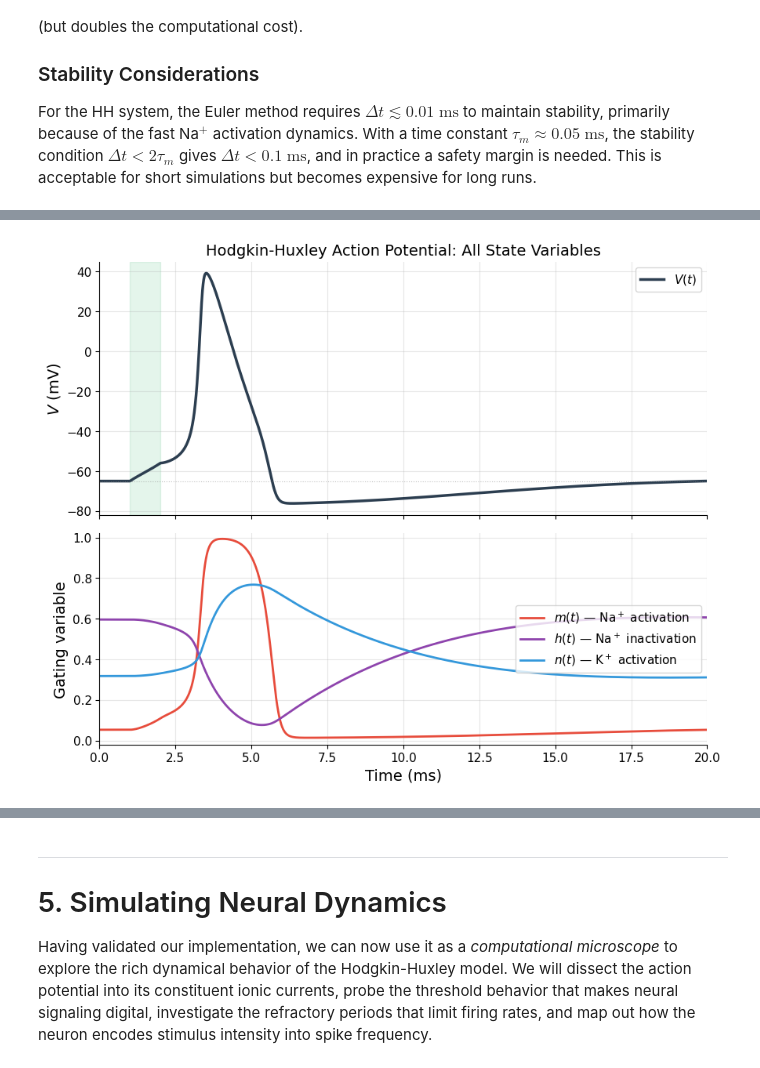
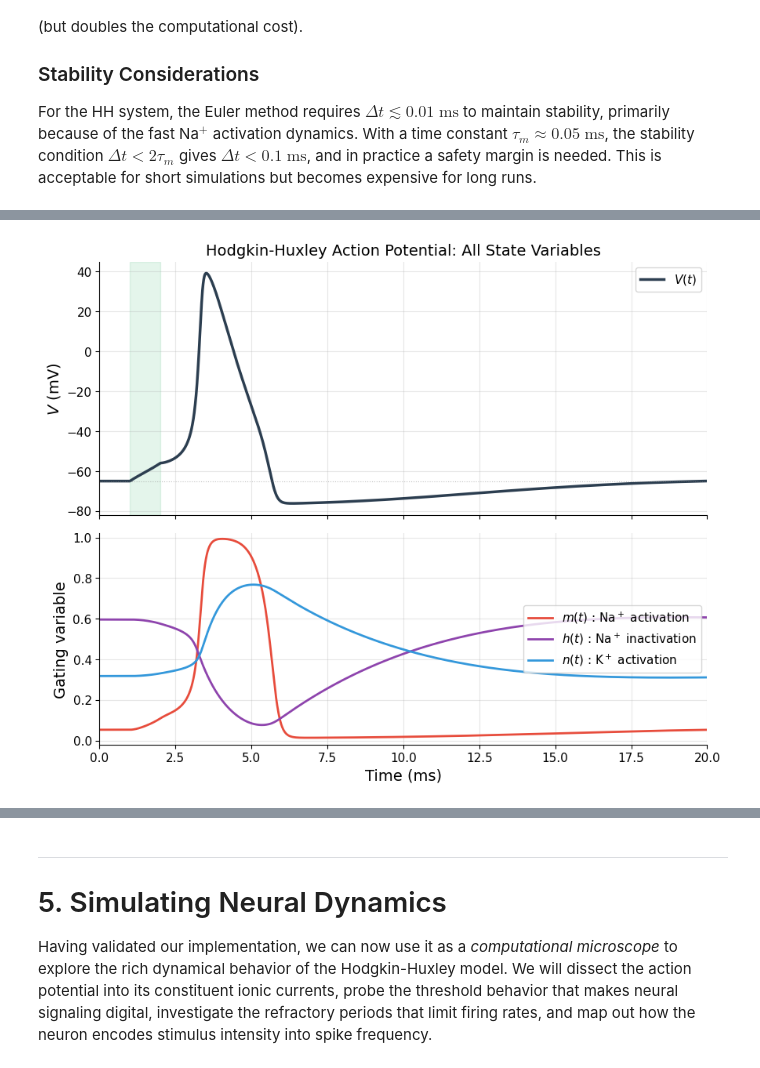
Before and after one commit to Mixnikon108/neural-membrane-dynamics, a Jupyter notebook: notebooks/hodgkin_huxley_dynamics.ipynb, the cells around one changed output, grey strips where cells are left out. Saved outputs shown, nothing was run; the diff lists cells and outputs as text; code cells hidden in the pictures.

```diff
--- a/notebooks/hodgkin_huxley_dynamics.ipynb
+++ b/notebooks/hodgkin_huxley_dynamics.ipynb
@@ -740,36 +740,36 @@ Resting potential: -65.0 mV
 # %%
 # All four state variables during the action potential
 
 fig, axes = plt.subplots(2, 1, figsize=(10, 8), sharex=True,
                          gridspec_kw={'height_ratios': [1.2, 1], 'hspace': 0.08})
 
 # Top panel: membrane potential
 axes[0].plot(t, V, color=COLORS['Vm'], linewidth=2.5, label='$V(t)$')
 axes[0].axhline(-65, color='gray', linewidth=0.8, linestyle=':', alpha=0.5)
 axes[0].axvspan(1.0, 2.0, alpha=0.12, color=COLORS['green'])
 axes[0].set_ylabel('$V$ (mV)')
 axes[0].set_title('Hodgkin-Huxley Action Potential: All State Variables')
 axes[0].legend(loc='upper right')
 axes[0].set_xlim(0, 20)
 
 # Bottom panel: gating variables
 axes[1].plot(t, m_var, color=COLORS['Na'], linewidth=2,
-             label='$m(t)$ \u2014 Na$^+$ activation')
+             label='$m(t)$ : Na$^+$ activation')
 axes[1].plot(t, h_var, color=COLORS['accent'], linewidth=2,
-             label='$h(t)$ \u2014 Na$^+$ inactivation')
+             label='$h(t)$ : Na$^+$ inactivation')
 axes[1].plot(t, n_var, color=COLORS['K'], linewidth=2,
-             label='$n(t)$ \u2014 K$^+$ activation')
+             label='$n(t)$ : K$^+$ activation')
 
 axes[1].set_xlabel('Time (ms)')
 axes[1].set_ylabel('Gating variable')
 axes[1].legend(loc='right')
 axes[1].set_ylim(-0.02, 1.02)
 axes[1].set_xlim(0, 20)
 
 plt.tight_layout()
 plt.show()
 # %% [output]
-[figure, old version]
+[figure, new version]
 # %% [markdown]
 **Validation against the original paper.** The waveform above closely matches the classic action potential shape from Hodgkin & Huxley (1952), Figure 12. Key features reproduced:
 
```
Also changed, not shown: parts of 52 cells of this notebook.
